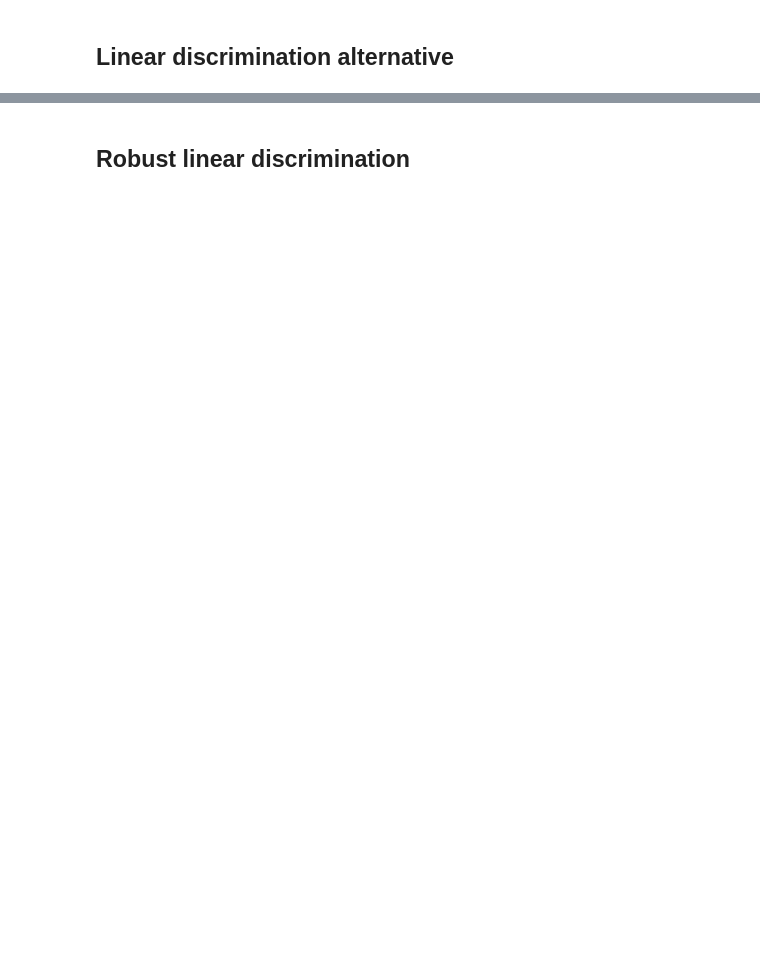
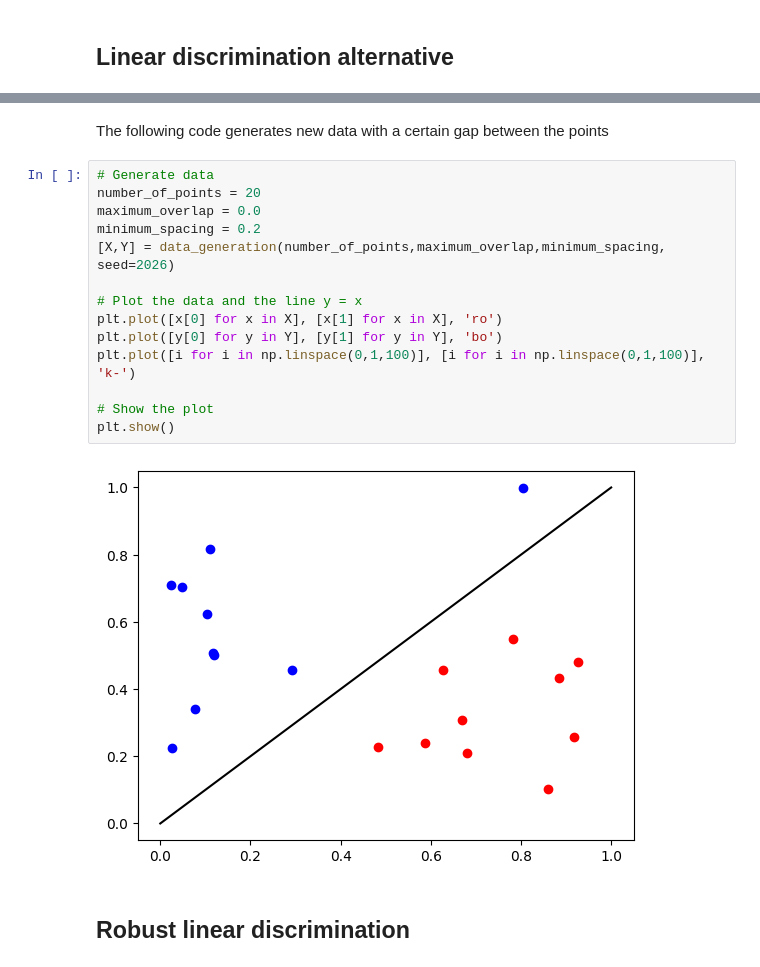
Before and after one commit to Mattmandav/OR_Problems, a Jupyter notebook: separation_problem.ipynb, the cells around one changed output, grey strips where cells are left out. Drawn from its saved outputs; the diff is of its cells as text; blank space fills up the shorter version.

```diff
--- a/separation_problem.ipynb
+++ b/separation_problem.ipynb
@@ -168,2 +207,20 @@ else:
+# %% [markdown]
+The following code generates new data with a certain gap between the points
+# %%
+# Generate data
+number_of_points = 20
+maximum_overlap = 0.0
+minimum_spacing = 0.2
+[X,Y] = data_generation(number_of_points,maximum_overlap,minimum_spacing, seed=2026)
+
+# Plot the data and the line y = x
+plt.plot([x[0] for x in X], [x[1] for x in X], 'ro')
+plt.plot([y[0] for y in Y], [y[1] for y in Y], 'bo')
+plt.plot([i for i in np.linspace(0,1,100)], [i for i in np.linspace(0,1,100)], 'k-')
+
+# Show the plot
+plt.show()
+# %% [output]
+[figure, added]
 # %% [markdown]
 ## Robust linear discrimination
```
Also changed, not shown: parts of 7 cells of this notebook.
